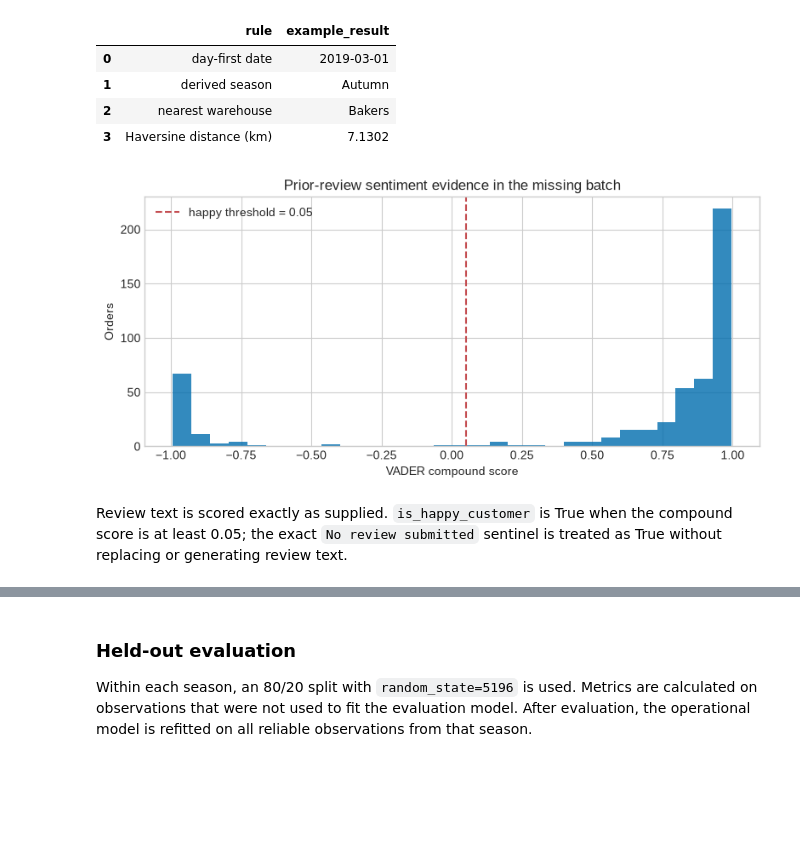
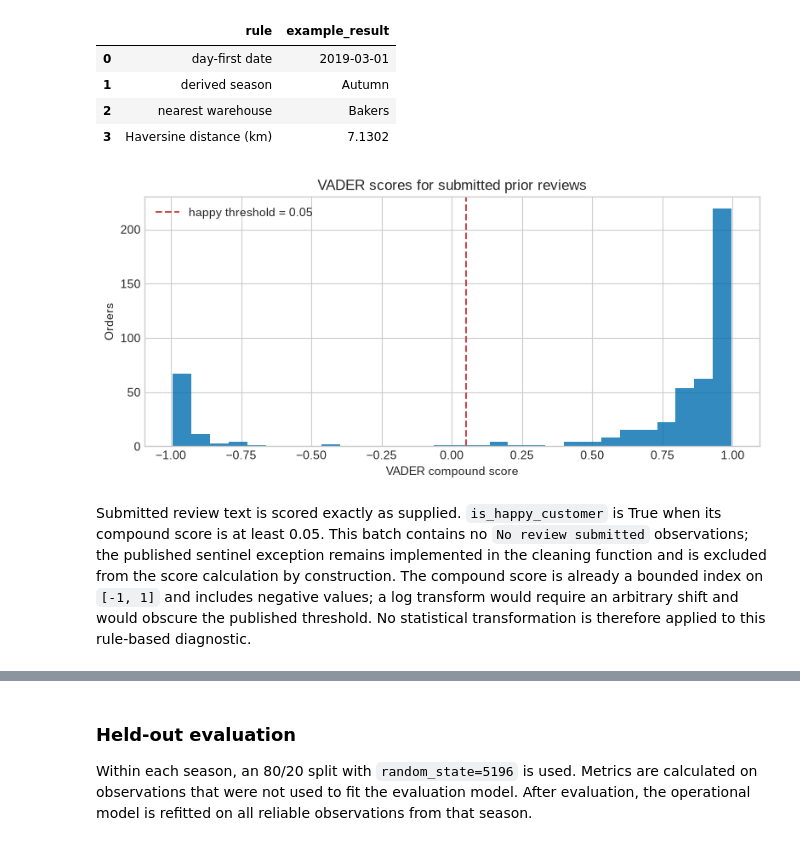
Before and after one commit to ZGHL/FIT5196-A2, a Jupyter notebook: notebooks/Group030_solution.ipynb, the cells around one changed output, grey strips where cells are left out. Drawn from its saved outputs; the diff is of its cells as text; code cells hidden in the pictures; blank space fills up the shorter version.

```diff
--- a/notebooks/Group030_solution.ipynb
+++ b/notebooks/Group030_solution.ipynb
@@ -541,23 +550,27 @@ display(rule_examples)
 # %%
 # This call re-verifies both the local lexicon checksum and NLTK version.
 vader_analyzer = setup_vader(RESOURCE_CONTRACT, NLTK_DATA_DIR)
 
-review_scores = missing_raw["latest_customer_review"].map(
-    lambda text: 0.0 if text == "No review submitted" else vader_analyzer.polarity_scores(text)["compound"]
+submitted_reviews = missing_raw.loc[
+    missing_raw["latest_customer_review"] != "No review submitted",
+    "latest_customer_review",
+]
+review_scores = submitted_reviews.map(
+    lambda text: vader_analyzer.polarity_scores(text)["compound"]
 )
 fig, ax = plt.subplots(figsize=(8, 3.8))
 ax.hist(review_scores, bins=30, color="#006dae", alpha=0.8)
 ax.axvline(0.05, color="#c44e52", linestyle="--", label="happy threshold = 0.05")
 ax.set_xlabel("VADER compound score")
 ax.set_ylabel("Orders")
-ax.set_title("Prior-review sentiment evidence in the missing batch")
+ax.set_title("VADER scores for submitted prior reviews")
 ax.legend()
 plt.tight_layout()
 plt.show()
 # %% [output]
-[figure, old version]
+[figure, new version]
 # %% [markdown]
-Review text is scored exactly as supplied. `is_happy_customer` is True when the compound score is at least 0.05; the exact `No review submitted` sentinel is treated as True without replacing or generating review text.
+Submitted review text is scored exactly as supplied. `is_happy_customer` is True when its compound score is at least 0.05. This batch contains no `No review submitted` observations; the published sentinel exception remains implemented in the cleaning function and is excluded from the score calculation by construction. The compound score is already a bounded index on `[-1, 1]` and includes negative values; a log transform would require an arbitrary shift and would obscure the published threshold. No statistical transformation is therefore applied to this rule-based diagnostic.
 # %% [markdown]
 ## 2.4 Seasonal delivery-charge regression
 
```
Also changed, not shown: parts of 10 cells of this notebook, 1 other file.
